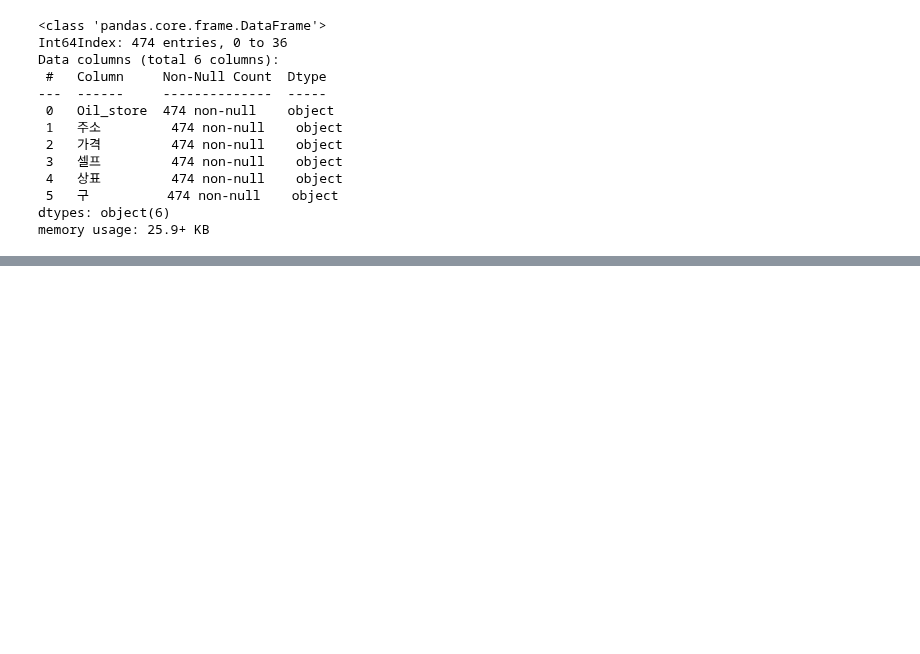
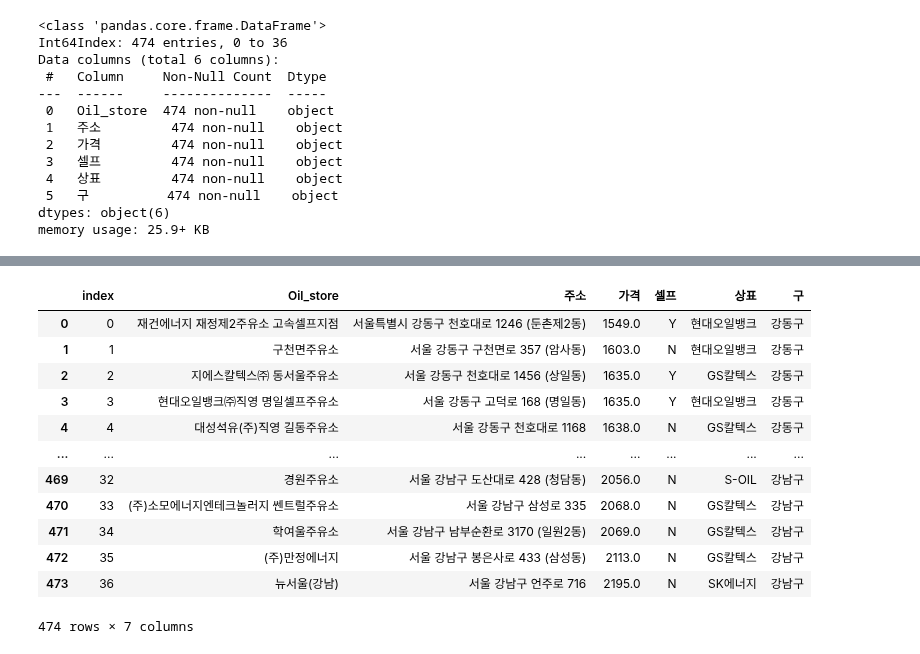
Before and after one commit to NikeLee/pythonwork, a Jupyter notebook: analysis/9_분석예제4.ipynb, the cells around one changed output, grey strips where cells are left out. Cells and saved outputs as stored; diff of their text form; code cells hidden in the pictures; blank space fills up the shorter version.

```diff
--- a/analysis/9_분석예제4.ipynb
+++ b/analysis/9_분석예제4.ipynb
@@ -312,0 +313,18 @@ stations.head(30)
+# %%
+stations.reset_index(inplace=True)
+# %%
+stations
+# %% [output]
+|  | index | Oil_store | 주소 | 가격 | 셀프 | 상표 | 구 |
+| 0 | 0 | 재건에너지 재정제2주유소 고속셀프지점 | 서울특별시 강동구 천호대로 1246 (둔촌제2동) | 1549.0 | Y | 현대오일뱅크 | 강동구 |
+| 1 | 1 | 구천면주유소 | 서울 강동구 구천면로 357 (암사동) | 1603.0 | N | 현대오일뱅크 | 강동구 |
+| 2 | 2 | 지에스칼텍스㈜ 동서울주유소 | 서울 강동구 천호대로 1456 (상일동) | 1635.0 | Y | GS칼텍스 | 강동구 |
+| 3 | 3 | 현대오일뱅크㈜직영 명일셀프주유소 | 서울 강동구 고덕로 168 (명일동) | 1635.0 | Y | 현대오일뱅크 | 강동구 |
+| 4 | 4 | 대성석유(주)직영 길동주유소 | 서울 강동구 천호대로 1168 | 1638.0 | N | GS칼텍스 | 강동구 |
+| ... | ... | ... | ... | ... | ... | ... | ... |
+| 469 | 32 | 경원주유소 | 서울 강남구 도산대로 428 (청담동) | 2056.0 | N | S-OIL | 강남구 |
+| 470 | 33 | (주)소모에너지엔테크놀러지 쎈트럴주유소 | 서울 강남구 삼성로 335 | 2068.0 | N | GS칼텍스 | 강남구 |
+| 471 | 34 | 학여울주유소 | 서울 강남구 남부순환로 3170 (일원2동) | 2069.0 | N | GS칼텍스 | 강남구 |
+| 472 | 35 | (주)만정에너지 | 서울 강남구 봉은사로 433 (삼성동) | 2113.0 | N | GS칼텍스 | 강남구 |
+| 473 | 36 | 뉴서울(강남) | 서울 강남구 언주로 716 | 2195.0 | N | SK에너지 | 강남구 |
+474 rows × 7 columns
```
Also changed, not shown: parts of 12 cells of this notebook.
